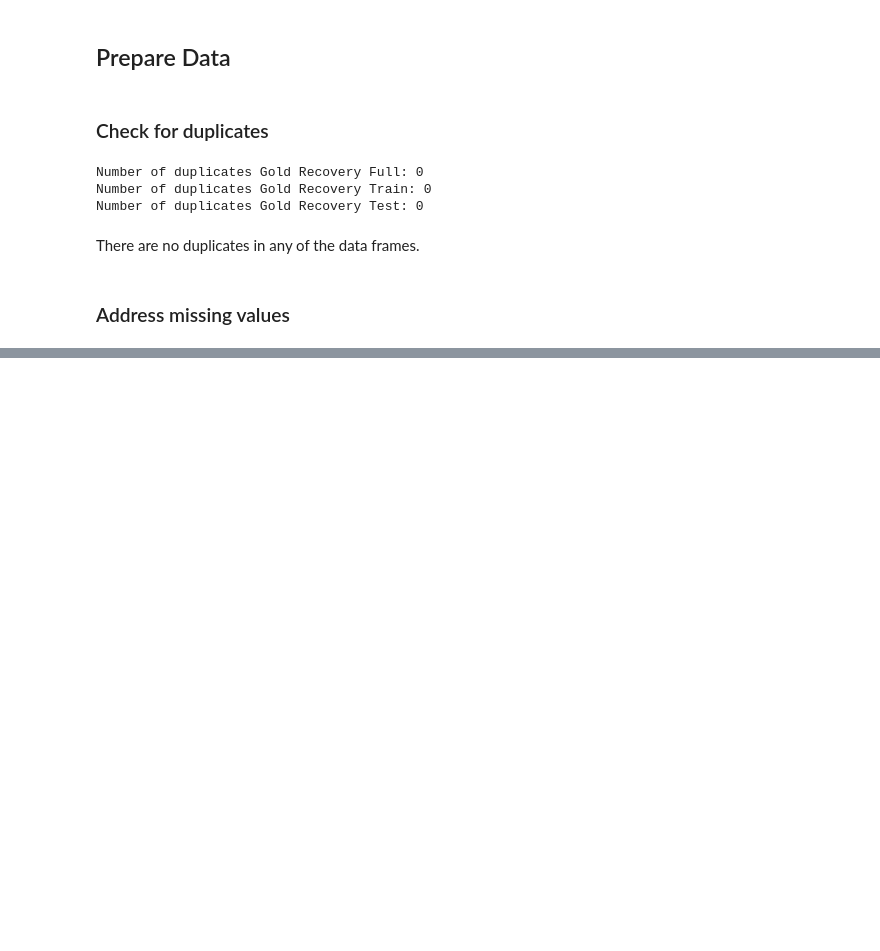
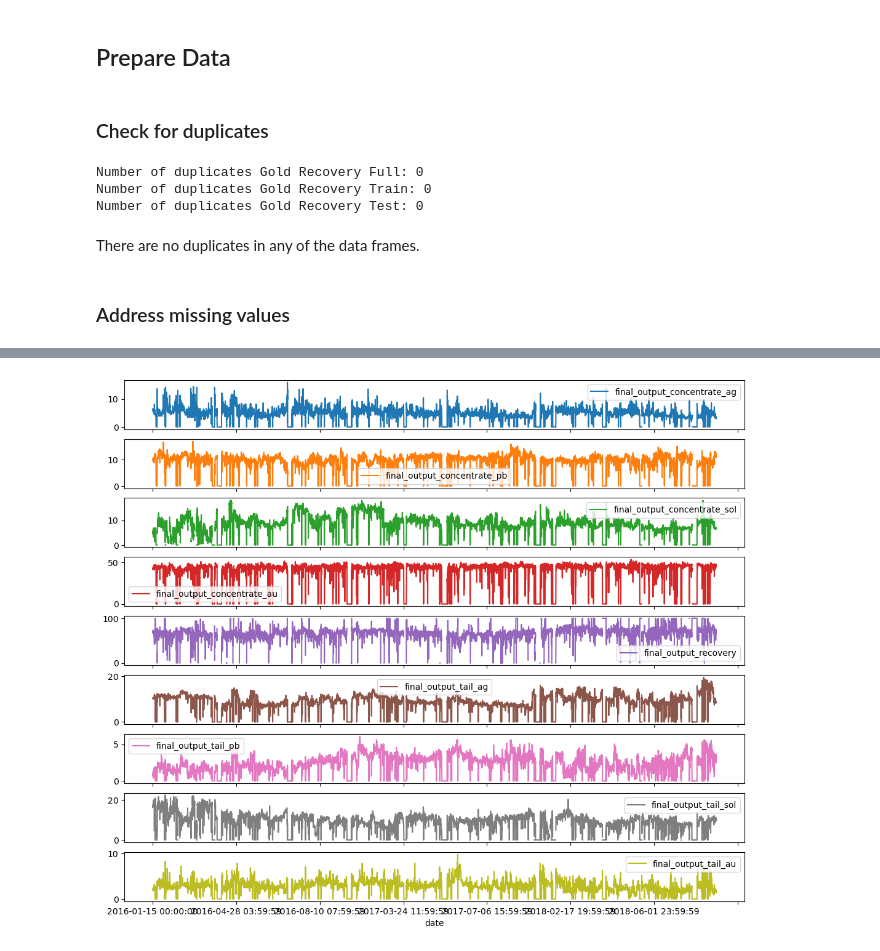
Before and after one commit to kellyshreeve/gold-recovery, a Jupyter notebook: gold-recovery-analysis.ipynb, the cells around one changed output, grey strips where cells are left out. Drawn from its saved outputs; the diff is of its cells as text; code cells hidden in the pictures; blank space fills up the shorter version.

```diff
--- a/gold-recovery-analysis.ipynb
+++ b/gold-recovery-analysis.ipynb
@@ -207,0 +259,6 @@ plt.tight_layout()
+# %%
+gold_train.plot.line(x='date', y=gold_train.columns[1:10], subplots=True, figsize=(13, 11))
+
+plt.show()
+# %% [output]
+[figure, added]
```
Also changed, not shown: parts of 9 cells of this notebook.
